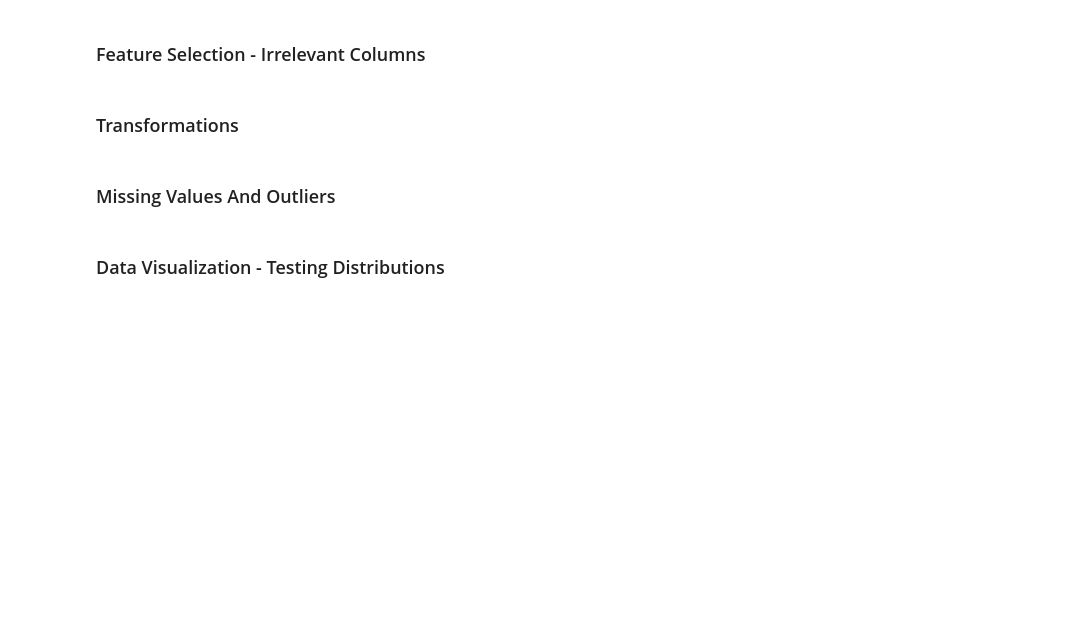
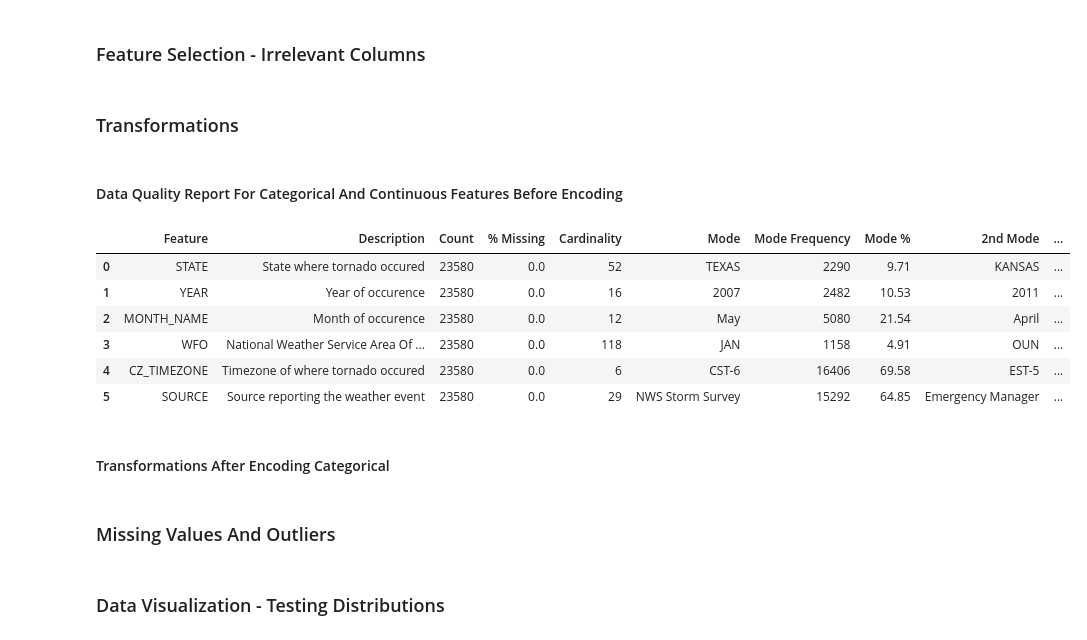
Before and after one commit to DorisSanchez-Velasquez/NaturalDisasterReport, a Jupyter notebook: main.ipynb, the cells around one changed output. Saved outputs shown, nothing was run; the diff lists cells and outputs as text; code cells hidden in the pictures; blank space fills up the shorter version.

Commit message:
Created data quality report for all categorical features in the datasry

```diff
--- a/main.ipynb
+++ b/main.ipynb
@@ -175,3 +175,38 @@ for index, row in tornado_scale.iterrows():
 
 disaster_df["TOR_F_SCALE"] = tornado_scale
 disaster_df['TOR_F_SCALE'] = disaster_df['TOR_F_SCALE'].astype('int') #Converting the data type
+# %% [markdown]
+#### Data Quality Report For Categorical And Continuous Features Before Encoding
+# %%
+#NOTE: DATA QUALITY REPORT FOR CATEGORICAL VARIABLES PRIOR TO ENCODING
+
+dqr_categ = pd.DataFrame(columns=['Feature', 'Description', 'Count', '% Missing', 'Cardinality','Mode',
+'Mode Frequency', 'Mode %', '2nd Mode', '2nd Mode Frequency', '2nd Mode %'])
+
+descriptions = ['State where tornado occured', 'Year of occurence', 'Month of occurence',
+                'National Weather Service Area Of Occurence', 'Timezone of where tornado occured','Source reporting the weather event']
+
+dqr_categ['Feature'] = ['STATE', 'YEAR', 'MONTH_NAME', 'WFO', 'CZ_TIMEZONE', 'SOURCE']
+
+for index, row in dqr_categ.iterrows():
+    row['Description'] = descriptions[index]
+    row['Count'] = disaster_df[row['Feature']].count()
+    row['Cardinality'] = len(disaster_df[row['Feature']].unique())
+    row['Mode'] = disaster_df[row['Feature']].mode()[0]
+    row['% Missing'] = round((len(disaster_df[disaster_df[row['Feature']]==None])/row['Count'])*100, 2)
+    row['Mode Frequency'] = len(disaster_df[disaster_df[row['Feature']]==row['Mode']])
+    row['Mode %'] = round(row['Mode Frequency']/row['Count']*100, 2)
+    mode_df = disaster_df[disaster_df[row['Feature']]!=row['Mode']]
+    row['2nd Mode'] = mode_df[row['Feature']].mode()[0]
+    row['2nd Mode Frequency'] = len(mode_df[mode_df[row['Feature']]==row['2nd Mode']])
+    row['2nd Mode %'] = round(row['2nd Mode Frequency']/row['Count']*100, 2)
+
+dqr_categ
+# %% [output]
+|  | Feature | Description | Count | % Missing | Cardinality | Mode | Mode Frequency | Mode % | 2nd Mode | ... |
+| 0 | STATE | State where tornado occured | 23580 | 0.0 | 52 | TEXAS | 2290 | 9.71 | KANSAS | ... |
+| 1 | YEAR | Year of occurence | 23580 | 0.0 | 16 | 2007 | 2482 | 10.53 | 2011 | ... |
+| 2 | MONTH_NAME | Month of occurence | 23580 | 0.0 | 12 | May | 5080 | 21.54 | April | ... |
+| 3 | WFO | National Weather Service Area Of ... | 23580 | 0.0 | 118 | JAN | 1158 | 4.91 | OUN | ... |
+| 4 | CZ_TIMEZONE | Timezone of where tornado occured | 23580 | 0.0 | 6 | CST-6 | 16406 | 69.58 | EST-5 | ... |
+| 5 | SOURCE | Source reporting the weather event | 23580 | 0.0 | 29 | NWS Storm Survey | 15292 | 64.85 | Emergency Manager | ... |
@@ -178,3 +216,5 @@ disaster_df['TOR_F_SCALE'] = disaster_df['TOR_F_SCALE'].astype('int') #Convertin
+# %% [markdown]
+#### Transformations After Encoding Categorical
 # %%
 #NOTE: Encoding Categorical Data into Continuous to prepare for classifier and test distribution
 labelEncode = prep.LabelEncoder()
```
Also changed, not shown: parts of 2 cells of this notebook.
